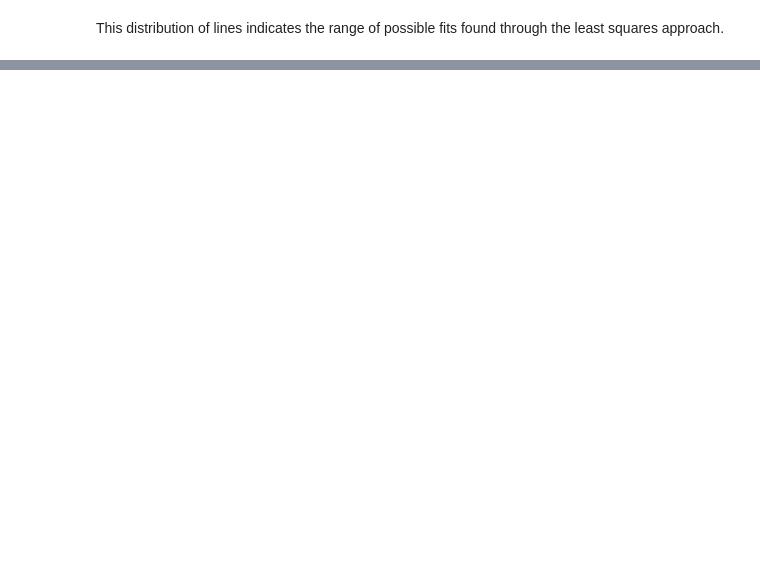
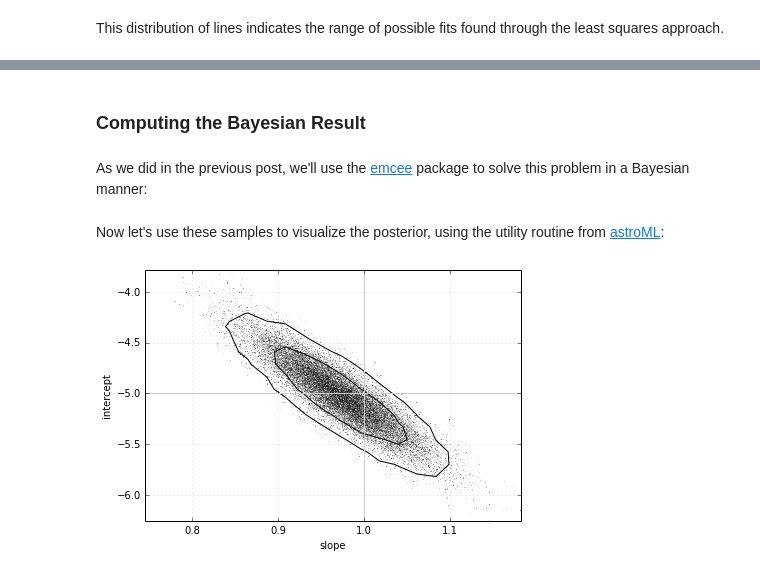
Before and after one commit to jakevdp/FreqBayes, a Jupyter notebook: FittingALine.ipynb, the cells around one changed output, grey strips where cells are left out. Cells and saved outputs as stored; diff of their text form; code cells hidden in the pictures; blank space fills up the shorter version.

```diff
--- a/FittingALine.ipynb
+++ b/FittingALine.ipynb
@@ -127,0 +167,39 @@ This distribution of lines indicates the range of possible fits found through th
+# %% [markdown]
+### Computing the Bayesian Result
+# %% [markdown]
+As we did in the previous post, we'll use the [emcee](http://dan.iel.fm/emcee) package to solve this problem in a Bayesian manner:
+# %%
+import emcee
+
+def log_prior(theta):
+    return 1
+
+def log_likelihood(theta, x, y, sigma):
+    return -0.5 * np.sum(np.log(2 * np.pi * sigma ** 2)
+                         + (y - f(x, theta)) ** 2 / sigma ** 2)
+
+def log_posterior(theta, x, y, sigma):
+    return log_prior(theta) + log_likelihood(theta, x, y, sigma)
+
+ndim = 2  # number of parameters in the model
+nwalkers = 50  # number of MCMC walkers
+nburn = 1000  # "burn-in" period to let chains stabilize
+nsteps = 2000  # number of MCMC steps to take
+
+# run the sampler
+starting_guesses = 10 * np.random.rand(nwalkers, ndim)
+sampler = emcee.EnsembleSampler(nwalkers, ndim, log_posterior, args=[x, y, sigma])
+sampler.run_mcmc(starting_guesses, nsteps)
+sample = sampler.chain[:, nburn:, :].reshape(-1, 2)  # discard burn-in points
+# %% [markdown]
+Now let's use these samples to visualize the posterior, using the utility routine from [astroML](http://astroml.org):
+# %%
+from astroML.plotting import plot_mcmc
+fig = plt.figure()
+ax = plot_mcmc(sample.T, fig=fig, labels=['slope', 'intercept'], colors='k')
+ax[0].plot(sample[:, 0], sample[:, 1], ',k', alpha=0.1)
+ax[0].axvline(theta[0], c='lightgray')
+ax[0].axhline(theta[1], c='lightgray')
+ax[0].grid(True, alpha=0.3)
+# %% [output]
+[figure, added]
```
Also changed, not shown: parts of 30 cells of this notebook.
